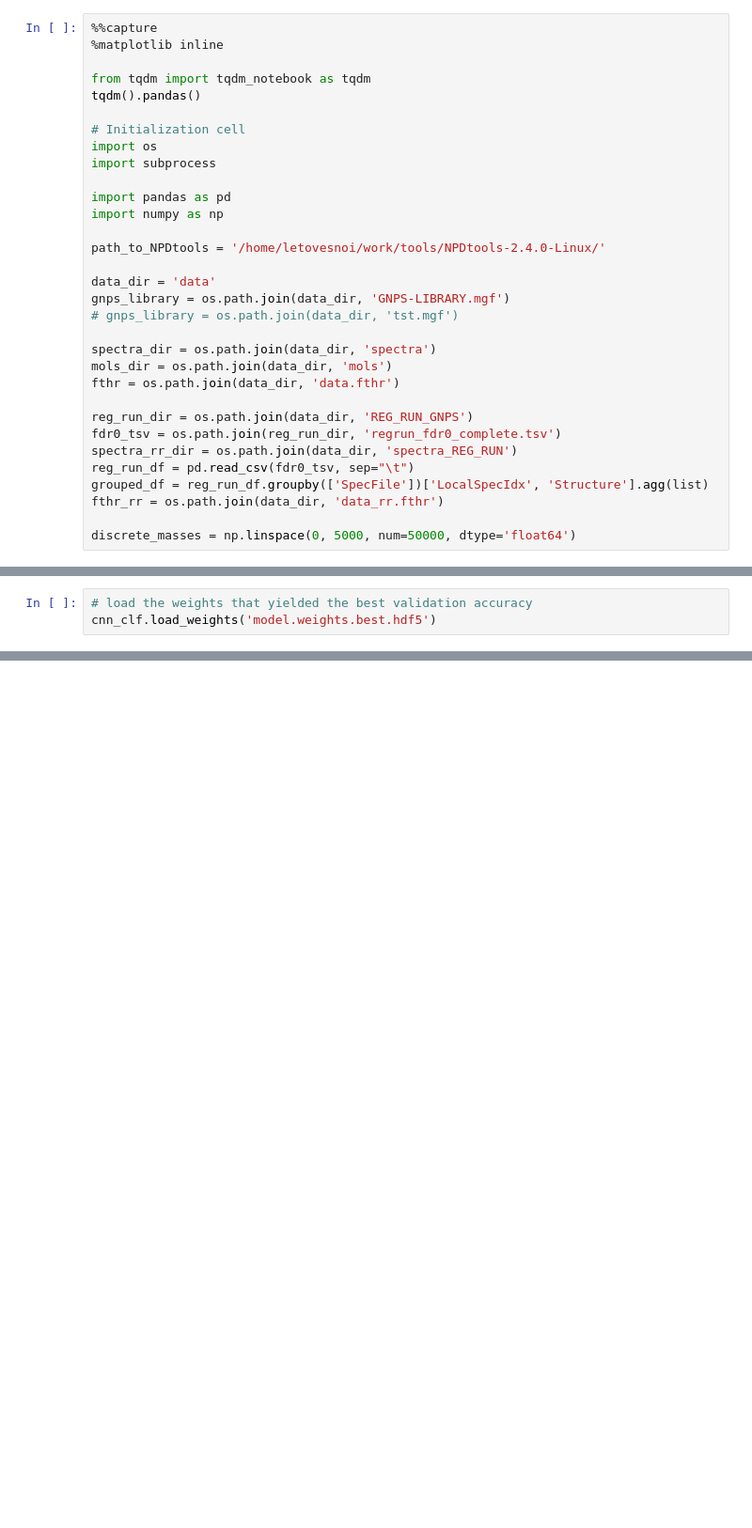
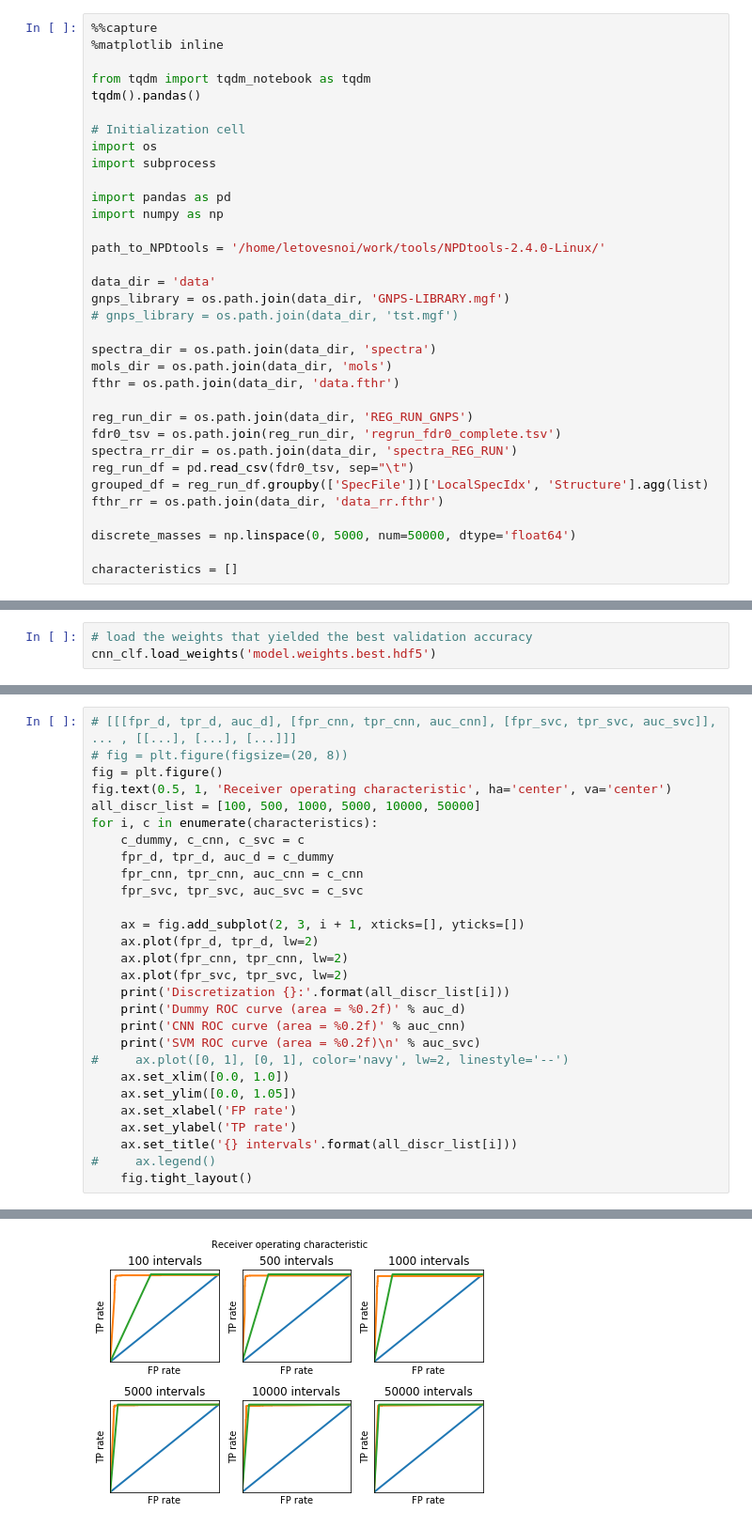
Before and after one commit to letovesnoi/machine-learning, a Jupyter notebook: projects/capstone/capstone.ipynb, the cells around one changed output, grey strips where cells are left out. Shown at 94% size. Drawn from its saved outputs; the diff is of its cells as text; blank space fills up the shorter version.

```diff
--- a/projects/capstone/capstone.ipynb
+++ b/projects/capstone/capstone.ipynb
@@ -30,6 +30,8 @@ grouped_df = reg_run_df.groupby(['SpecFile'])['LocalSpecIdx', 'Structure'].agg(l
 fthr_rr = os.path.join(data_dir, 'data_rr.fthr')
 
 discrete_masses = np.linspace(0, 5000, num=50000, dtype='float64')
+
+characteristics = []
 # %%
 # create directory for MGF files
 if os.path.exists(spectra_dir):
@@ -634,0 +639,29 @@ for i, rc_i in enumerate(np.random.choice(X_test.shape[0], size=32, replace=Fals
+# %%
+# [[[fpr_d, tpr_d, auc_d], [fpr_cnn, tpr_cnn, auc_cnn], [fpr_svc, tpr_svc, auc_svc]], ... , [[...], [...], [...]]]
+# fig = plt.figure(figsize=(20, 8))
+fig = plt.figure()
+fig.text(0.5, 1, 'Receiver operating characteristic', ha='center', va='center')
+all_discr_list = [100, 500, 1000, 5000, 10000, 50000]
+for i, c in enumerate(characteristics):
+    c_dummy, c_cnn, c_svc = c
+    fpr_d, tpr_d, auc_d = c_dummy
+    fpr_cnn, tpr_cnn, auc_cnn = c_cnn
+    fpr_svc, tpr_svc, auc_svc = c_svc
+
+    ax = fig.add_subplot(2, 3, i + 1, xticks=[], yticks=[])
+    ax.plot(fpr_d, tpr_d, lw=2)
+    ax.plot(fpr_cnn, tpr_cnn, lw=2)
+    ax.plot(fpr_svc, tpr_svc, lw=2)
+    print('Discretization {}:'.format(all_discr_list[i]))
+    print('Dummy ROC curve (area = %0.2f)' % auc_d)
+    print('CNN ROC curve (area = %0.2f)' % auc_cnn)
+    print('SVM ROC curve (area = %0.2f)\n' % auc_svc)
+#     ax.plot([0, 1], [0, 1], color='navy', lw=2, linestyle='--')
+    ax.set_xlim([0.0, 1.0])
+    ax.set_ylim([0.0, 1.05])
+    ax.set_xlabel('FP rate')
+    ax.set_ylabel('TP rate')
+    ax.set_title('{} intervals'.format(all_discr_list[i]))
+#     ax.legend()
+    fig.tight_layout()
+# %% [output]
@@ -634,0 +685 @@ for i, rc_i in enumerate(np.random.choice(X_test.shape[0], size=32, replace=Fals
+[figure, added]
```
Also changed, not shown: parts of 6 cells of this notebook.
